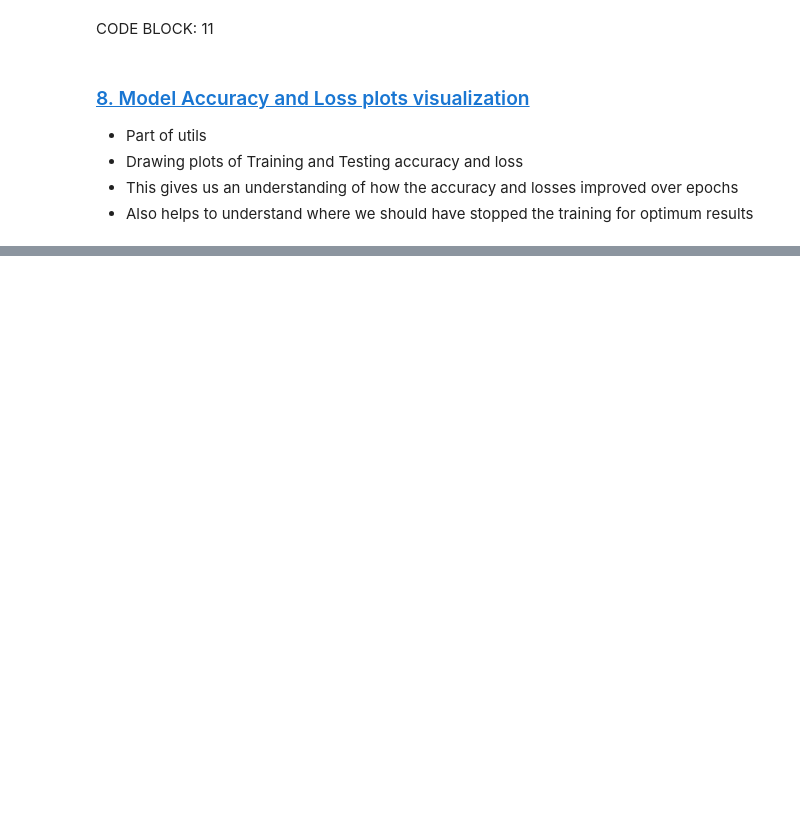
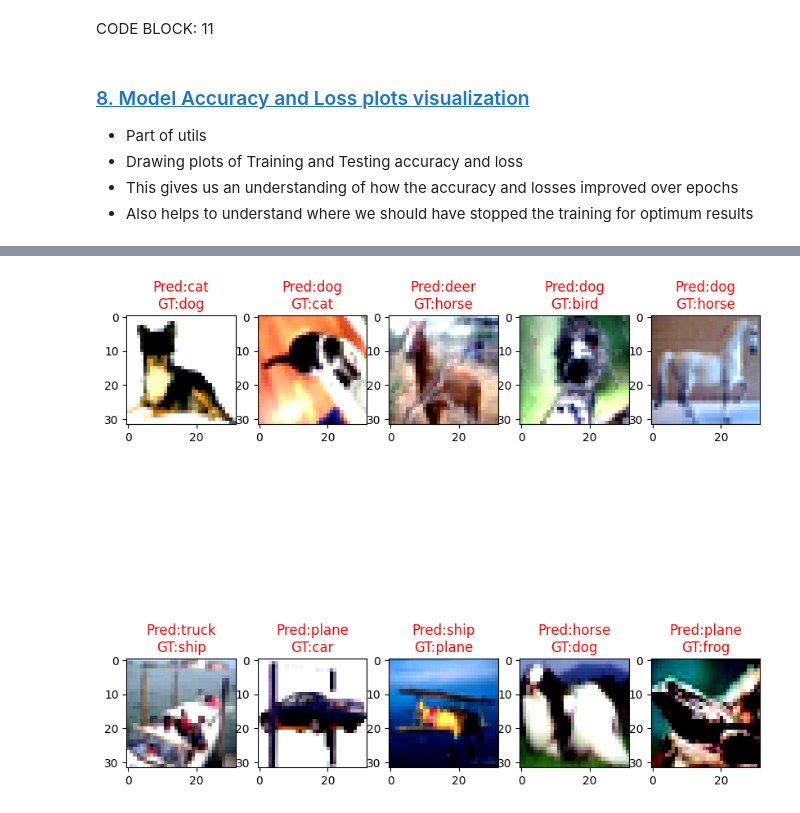
Before and after one commit to ChintanShahDS/S9, a Jupyter notebook: S9.ipynb, the cells around one changed output, grey strips where cells are left out. Drawn from its saved outputs; the diff is of its cells as text; code cells hidden in the pictures; blank space fills up the shorter version.

```diff
--- a/S9.ipynb
+++ b/S9.ipynb
@@ -664,30 +323,31 @@ CODE BLOCK: 11
 # %%
-# reqData = 10
-# images, nonMatchingLabels, incorrectPreds = utils.incorrectOutcomes(mymodel, device, test_loader, reqData)
+reqData = 10
+images, nonMatchingLabels, incorrectPreds = utils.incorrectOutcomes(mymodel, device, test_loader, reqData)
 # %%
-# plt.figure(figsize=(10,10))
-# plt.tight_layout()
+plt.figure(figsize=(10,10))
+plt.tight_layout()
 
-# right = 0
-# mistake = 0
+right = 0
+mistake = 0
 
-# def imshow(img):
-#     img = img / 2 + 0.5     # unnormalize
-#     npimg = img.numpy()
-#     return np.transpose(npimg, (1, 2, 0))
+def imshow(img):
+    img = img / 2 + 0.5     # unnormalize
+    npimg = img.numpy()
+    return np.transpose(npimg, (1, 2, 0))
 
-# for i in range(reqData):
-#     image = images[i]
-#     pred = classes[incorrectPreds[i]]
-#     gt = classes[nonMatchingLabels[i]]
+for i in range(reqData):
+    image = images[i]
+    pred = classes[incorrectPreds[i]]
+    gt = classes[nonMatchingLabels[i]]
 
-#     plt.subplot(2,int(reqData/2),i+1)
-#     plt.imshow(imshow(image))
-#     plt.axis('on')
+    plt.subplot(2,int(reqData/2),i+1)
+    plt.imshow(imshow(image))
+    plt.axis('on')
 
-#     # ret = model.predict(data, batch_size=1)
-#     #print(ret)
+    # ret = model.predict(data, batch_size=1)
+    #print(ret)
 
-#     plt.title("Pred:" + pred + "\nGT:" + gt, color='#ff0000', fontdict={'fontsize': 12})
+    plt.title("Pred:" + pred + "\nGT:" + gt, color='#ff0000', fontdict={'fontsize': 12})
 
-# plt.show()
+plt.show()
+# %% [output]
@@ -693,0 +364 @@ CODE BLOCK: 11
+[figure, added]
```
Also changed, not shown: parts of 16 cells of this notebook.
